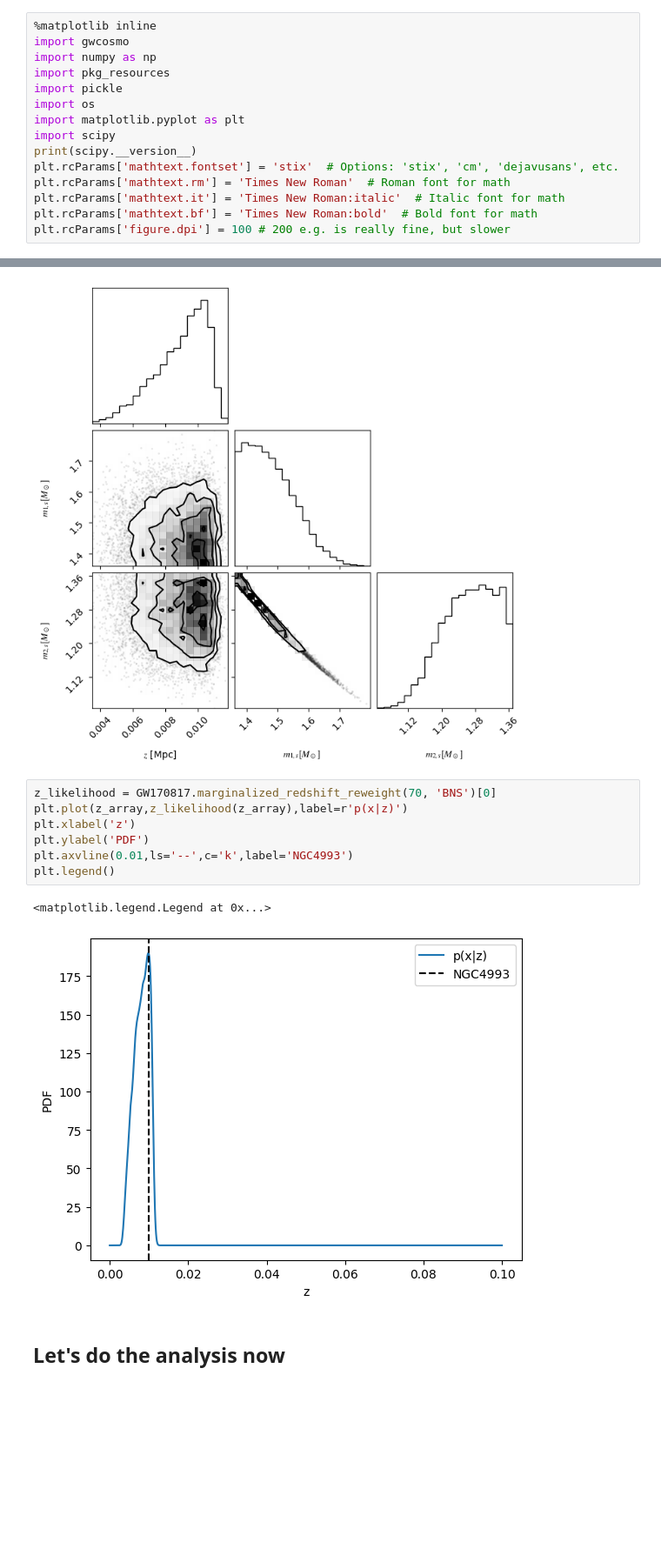
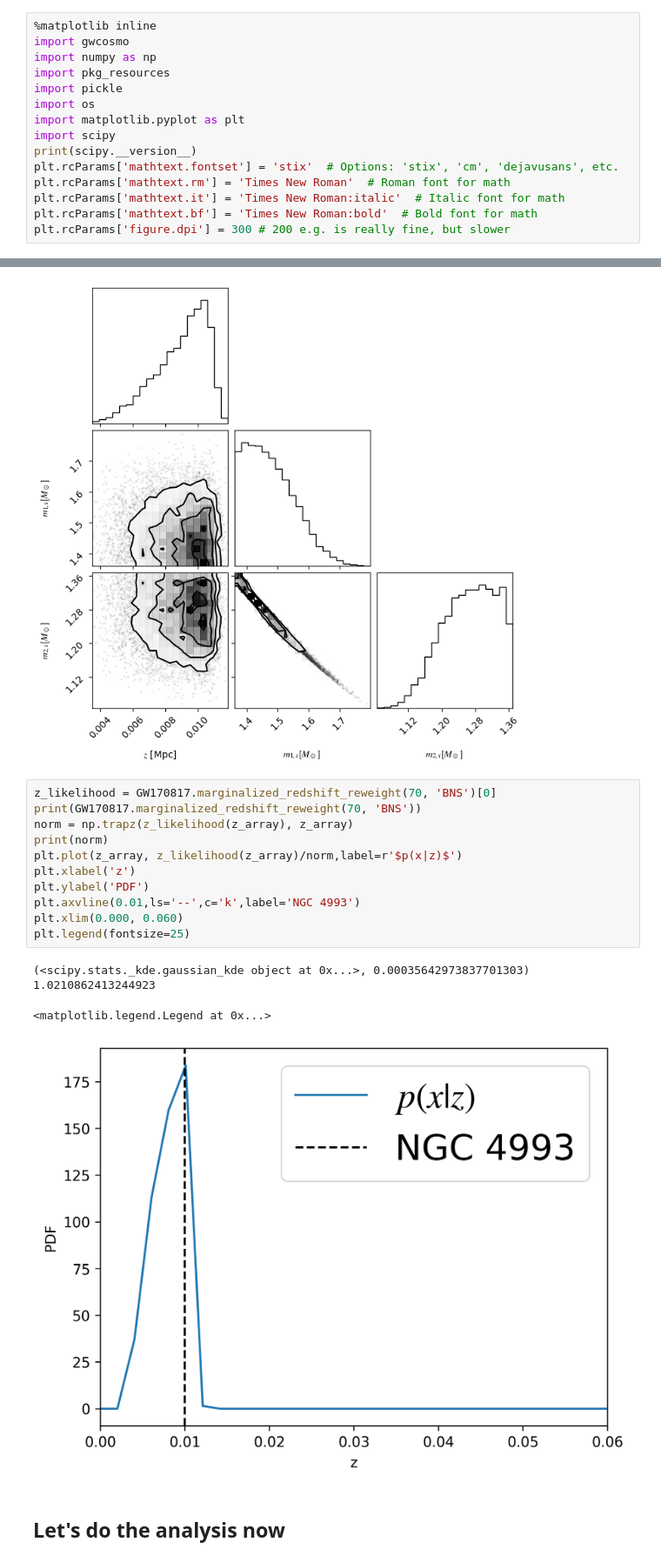
Before and after one commit to joon-young-lee/gdr_gwcosmo_tutorial_2020, a Jupyter notebook: notebooks/Tutorial.ipynb, the cells around one changed output, grey strips where cells are left out. Shown at 87% size. Drawn from its saved outputs; the diff is of its cells as text; blank space fills up the shorter version.

```diff
--- a/notebooks/Tutorial.ipynb
+++ b/notebooks/Tutorial.ipynb
@@ -55,7 +55,7 @@ plt.rcParams['mathtext.fontset'] = 'stix'  # Options: 'stix', 'cm', 'dejavusans'
 plt.rcParams['mathtext.rm'] = 'Times New Roman'  # Roman font for math
 plt.rcParams['mathtext.it'] = 'Times New Roman:italic'  # Italic font for math
 plt.rcParams['mathtext.bf'] = 'Times New Roman:bold'  # Bold font for math
-plt.rcParams['figure.dpi'] = 100 # 200 e.g. is really fine, but slower
+plt.rcParams['figure.dpi'] = 300 # 200 e.g. is really fine, but slower
 # %% [output]
 1.10.1
 # %%
@@ -256,14 +240,20 @@ _ = corner.corner(to_plot,labels=[r'$z$ [Mpc]', r'$m_{1,s} [M_\odot]$ ',r'$m_{2,
 [figure]
 # %%
 z_likelihood = GW170817.marginalized_redshift_reweight(70, 'BNS')[0]
-plt.plot(z_array,z_likelihood(z_array),label=r'p(x|z)')
+print(GW170817.marginalized_redshift_reweight(70, 'BNS'))
+norm = np.trapz(z_likelihood(z_array), z_array)
+print(norm)
+plt.plot(z_array, z_likelihood(z_array)/norm,label=r'$p(x|z)$')
 plt.xlabel('z')
 plt.ylabel('PDF')
-plt.axvline(0.01,ls='--',c='k',label='NGC4993')
-plt.legend()
+plt.axvline(0.01,ls='--',c='k',label='NGC 4993')
+plt.xlim(0.000, 0.060)
+plt.legend(fontsize=25)
 # %% [output]
-<matplotlib.legend.Legend at 0x...>
+(<scipy.stats._kde.gaussian_kde object at 0x...>, 0.00035642973837701303)
+1.0210862413244923
+<matplotlib.legend.Legend at 0x...>
-[figure, old version]
+[figure, new version]
 # %% [markdown]
 ## Let's do the analysis now
 # %%
```
Also changed, not shown: parts of 11 cells of this notebook, 2 other files.
